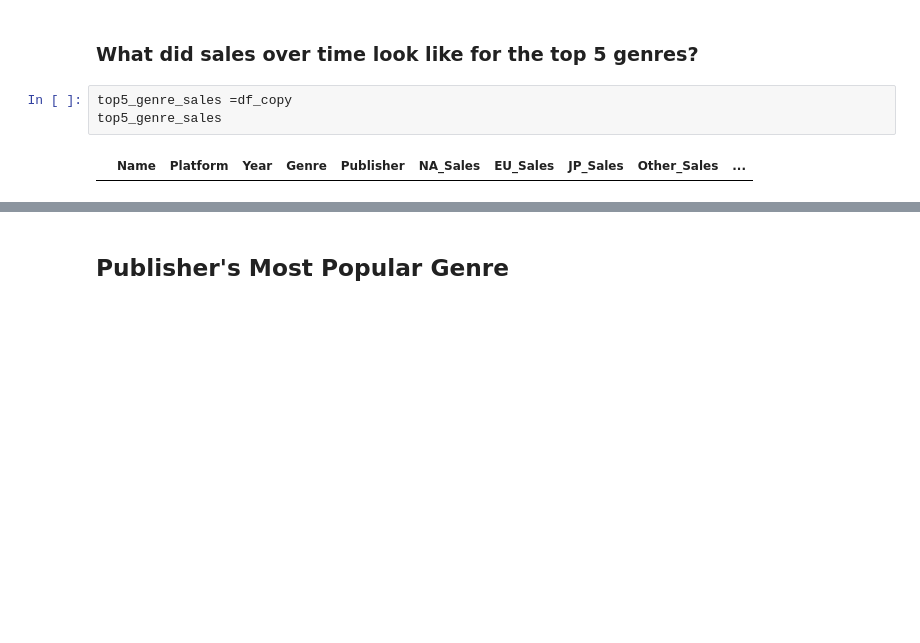
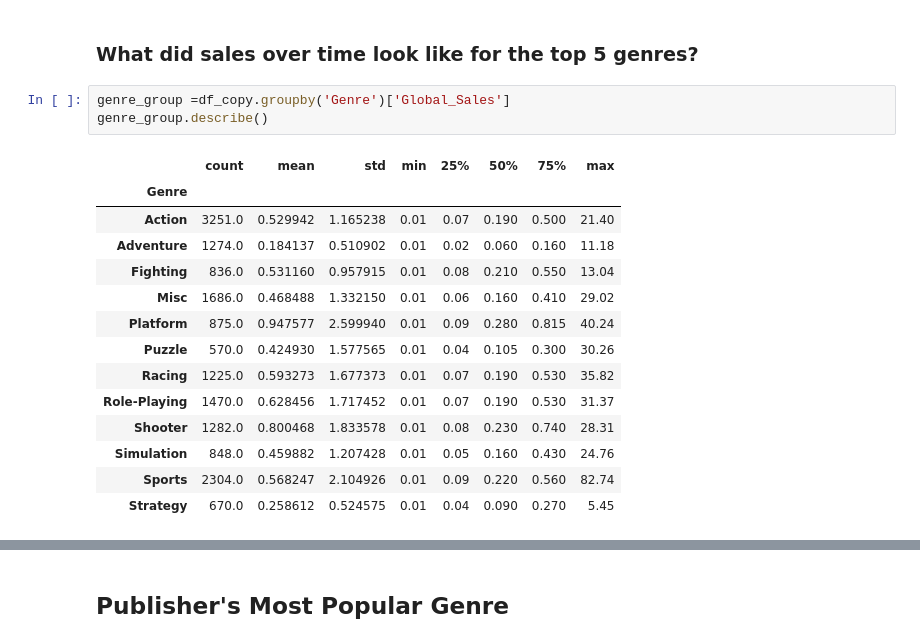
Before and after one commit to cafesmire/notebooks, a Jupyter notebook: video_game_sales/videogame_eda.ipynb, the cells around one changed output, grey strips where cells are left out. Cells and saved outputs as stored; diff of their text form; blank space fills up the shorter version.

```diff
--- a/video_game_sales/videogame_eda.ipynb
+++ b/video_game_sales/videogame_eda.ipynb
@@ -158,7 +158,20 @@ plt.show()
 # %% [markdown]
 ### What did sales over time look like for the top 5 genres?
 # %%
-top5_genre_sales =df_copy
-top5_genre_sales
+genre_group =df_copy.groupby('Genre')['Global_Sales']
+genre_group.describe()
 # %% [output]
-|  | Name | Platform | Year | Genre | Publisher | NA_Sales | EU_Sales | JP_Sales | Other_Sales | ... |
+|  | count | mean | std | min | 25% | 50% | 75% | max |
+| Genre |  |  |  |  |  |  |  |  |
+| Action | 3251.0 | 0.529942 | 1.165238 | 0.01 | 0.07 | 0.190 | 0.500 | 21.40 |
+| Adventure | 1274.0 | 0.184137 | 0.510902 | 0.01 | 0.02 | 0.060 | 0.160 | 11.18 |
+| Fighting | 836.0 | 0.531160 | 0.957915 | 0.01 | 0.08 | 0.210 | 0.550 | 13.04 |
+| Misc | 1686.0 | 0.468488 | 1.332150 | 0.01 | 0.06 | 0.160 | 0.410 | 29.02 |
+| Platform | 875.0 | 0.947577 | 2.599940 | 0.01 | 0.09 | 0.280 | 0.815 | 40.24 |
+| Puzzle | 570.0 | 0.424930 | 1.577565 | 0.01 | 0.04 | 0.105 | 0.300 | 30.26 |
+| Racing | 1225.0 | 0.593273 | 1.677373 | 0.01 | 0.07 | 0.190 | 0.530 | 35.82 |
+| Role-Playing | 1470.0 | 0.628456 | 1.717452 | 0.01 | 0.07 | 0.190 | 0.530 | 31.37 |
+| Shooter | 1282.0 | 0.800468 | 1.833578 | 0.01 | 0.08 | 0.230 | 0.740 | 28.31 |
+| Simulation | 848.0 | 0.459882 | 1.207428 | 0.01 | 0.05 | 0.160 | 0.430 | 24.76 |
+| Sports | 2304.0 | 0.568247 | 2.104926 | 0.01 | 0.09 | 0.220 | 0.560 | 82.74 |
+| Strategy | 670.0 | 0.258612 | 0.524575 | 0.01 | 0.04 | 0.090 | 0.270 | 5.45 |
```
Also changed, not shown: parts of 9 cells of this notebook.
